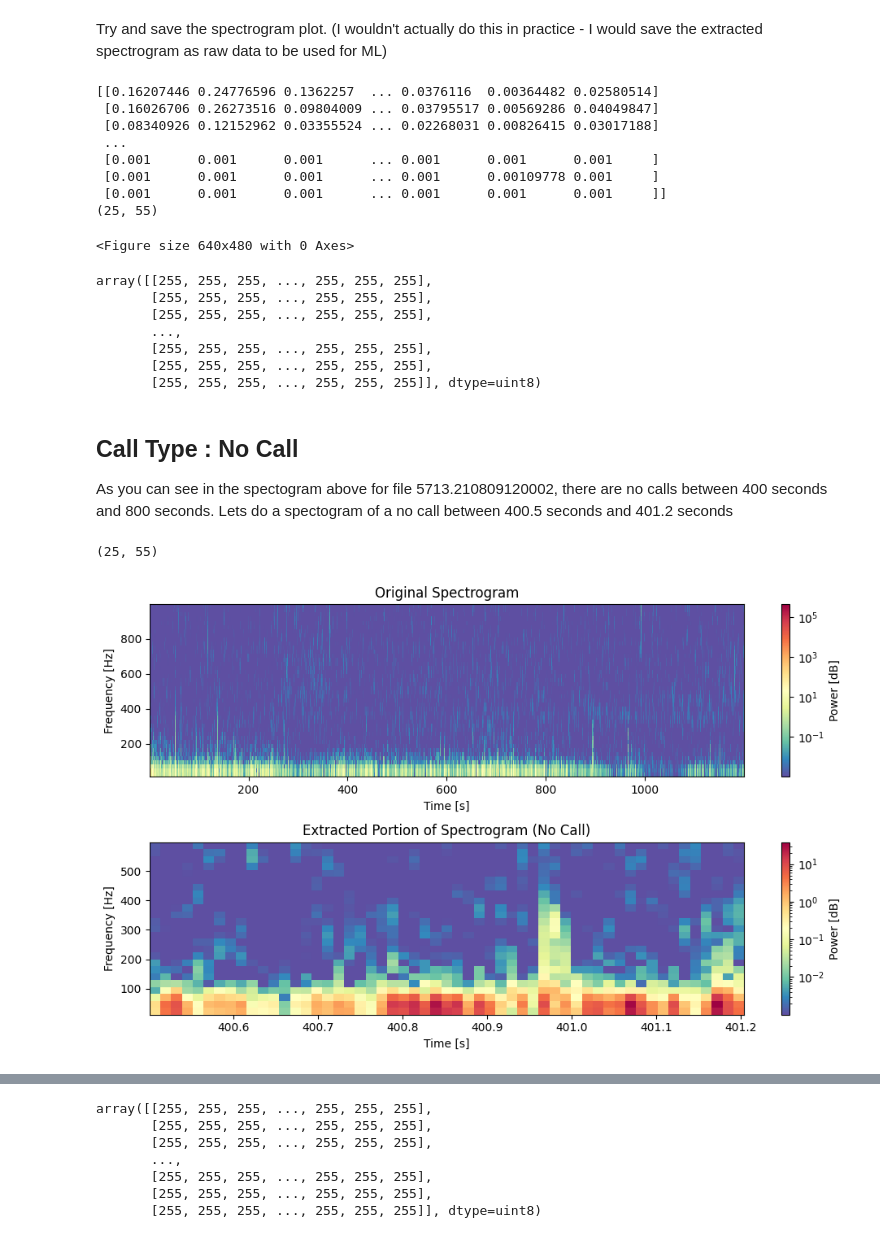
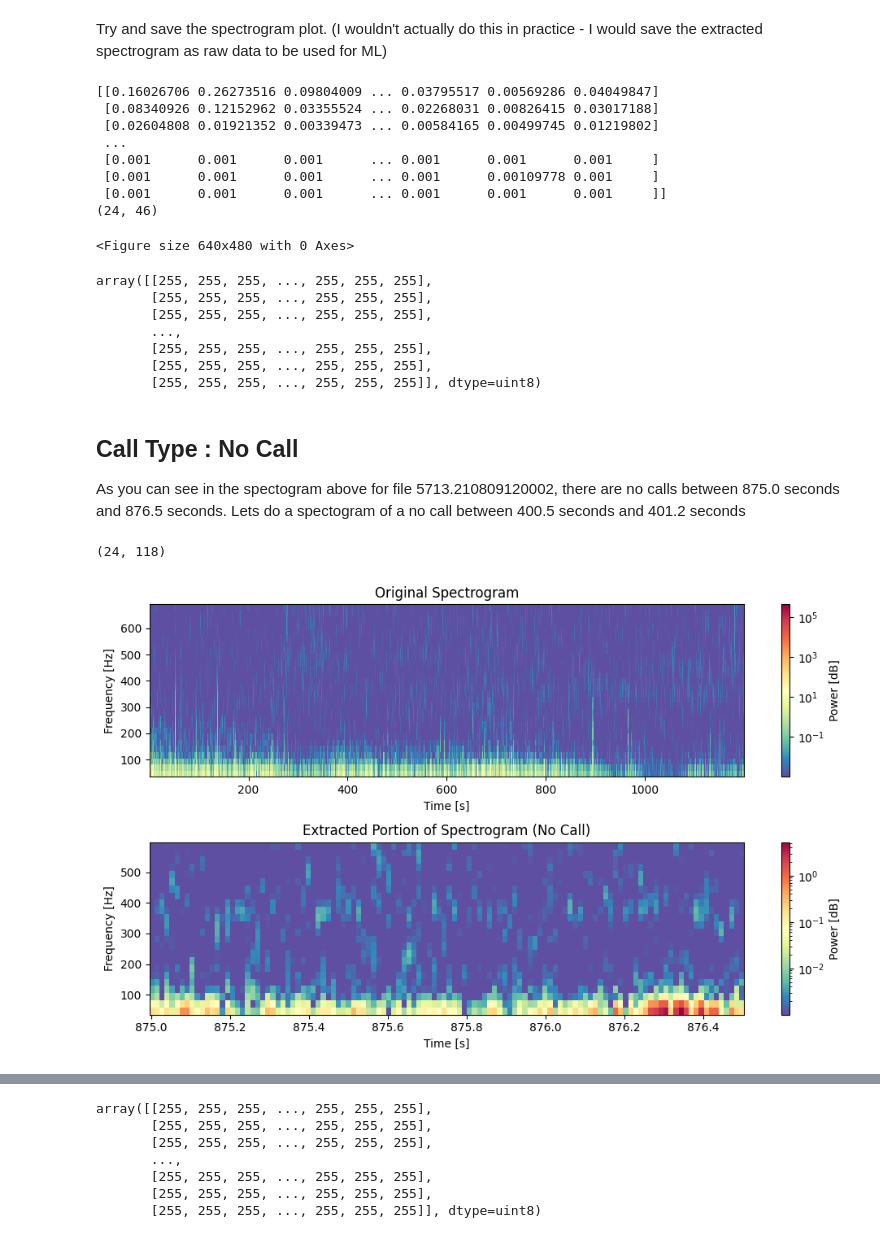
Before and after one commit to mickalleny2k/ML-Project2, a Jupyter notebook: Spectrogram.ipynb, the cells around one changed output, grey strips where cells are left out. Cells and saved outputs as stored; diff of their text form; code cells hidden in the pictures.

```diff
--- a/Spectrogram.ipynb
+++ b/Spectrogram.ipynb
@@ -64,3 +63,6 @@ print(df.head())
 ### Calculate the Spectrogram
 # %%
 frequencies, times, spectrogram = signal.spectrogram(samples, sample_rate, nperseg=2456, nfft=4096, noverlap=1228, window='hann')       #Try nfft=8192 if computer permits
+# %%
+fmax = max(df['High Freq (Hz)'])
+fmax
@@ -66,0 +71,3 @@ frequencies, times, spectrogram = signal.spectrogram(samples, sample_rate, npers
+# %%
+fmin = min(df['Low Freq (Hz)'])
+fmin
@@ -192,8 +207,9 @@ freq_start, freq_end = 20, 600  # Frequency range in Hz
 time_indices = np.where(np.logical_and(times >= time_start, times <= time_end))[0]
 # If the above results in an empty array, find the nearest indices:
 if len(time_indices) == 0:
-    time_indices = np.where(np.abs(times - (time_start + time_end) / 2) < (time_end - time_start) / 2)[0]
-
+    #time_indices = np.where(np.abs(times - (time_start + time_end) / 2) < (time_end - time_start) / 2)[0]
+    closest_time_index = np.argmin(np.abs(times - (time_start + time_end) / 2))
+    time_indices = np.array([closest_time_index])  # Create an array with the closest index
 #Find indices for the frequency range
 #freq_indices = np.where((frequencies >= freq_start) & (frequencies <= freq_end))[0]
 
@@ -234,19 +364,26 @@ I'm going to extract a single call now and check the size of the spectrogram arr
 # %%
 #Define time and frequency limits
 time_start, time_end = 892.5, 893.2  # Time range in seconds
+#time_start, time_end = 892.5, time_end  # Time range in seconds
 freq_start, freq_end = 20, 600  # Frequency range in Hz
 
 #Find indices for the time range
-time_indices = np.where((times >= time_start) & (times <= time_end))[0]
+#time_indices = np.where((times >= time_start) & (times <= time_end))[0]
+# Let's find the closest time indices to the desired range
+time_indices = np.where(np.logical_and(times >= time_start, times <= time_end))[0]
+# If the above results in an empty array, find the nearest indices:
+if len(time_indices) == 0:
+    closest_time_index = np.argmin(np.abs(times - time_start)) #Changed time_start to be the desired start time for plotting
+    time_indices = np.array([closest_time_index])  # Create an array with the closest index
 
 #Find indices for the frequency range
 freq_indices = np.where((frequencies >= freq_start) & (frequencies <= freq_end))[0]
 
 #Extract the portion of the spectrogram
-spectrogram_sub = spectrogram[freq_indices][:, time_indices]
+spectrogram_sub_rupe_b = spectrogram[freq_indices][:, time_indices]
 frequencies_sub = frequencies[freq_indices]
 times_sub = times[time_indices]
-print("Spectrogram size: ", spectrogram_sub.shape)
+print("Spectrogram size: ", spectrogram_sub_rupe_b.shape)
 
 #Plot the original and sub-portion spectrograms
 plt.figure(figsize=(10, 6))
@@ -259,7 +396,7 @@ plt.xlabel('Time [s]')
 plt.colorbar(label='Power [dB]')
 
 plt.subplot(2, 1, 2)
-plt.pcolormesh(times_sub, frequencies_sub, spectrogram_sub, norm=LogNorm(), cmap='Spectral_r')
+plt.pcolormesh(times_sub, frequencies_sub, spectrogram_sub_rupe_b, norm=LogNorm(), cmap='Spectral_r')
 plt.title('Extracted Portion of Spectrogram')
 plt.ylabel('Frequency [Hz]')
 plt.xlabel('Time [s]')
@@ -275,17 +412,17 @@ Try and save the spectrogram plot. (I wouldn't actually do this in practice - I
 # %%
 plt.savefig('spectrogram_rupe_b.png')
 #plt.clf()
-print(spectrogram_sub)
+print(spectrogram_sub_rupe_b)
 print(spectrogram_sub.shape)
 # %% [output]
-[[0.16207446 0.24776596 0.1362257  ... 0.0376116  0.00364482 0.02580514]
- [0.16026706 0.26273516 0.09804009 ... 0.03795517 0.00569286 0.04049847]
+[[0.16026706 0.26273516 0.09804009 ... 0.03795517 0.00569286 0.04049847]
  [0.08340926 0.12152962 0.03355524 ... 0.02268031 0.00826415 0.03017188]
+ [0.02604808 0.01921352 0.00339473 ... 0.00584165 0.00499745 0.01219802]
  ...
  [0.001      0.001      0.001      ... 0.001      0.001      0.001     ]
  [0.001      0.001      0.001      ... 0.001      0.00109778 0.001     ]
  [0.001      0.001      0.001      ... 0.001      0.001      0.001     ]]
-(25, 55)
+(24, 46)
 <Figure size 640x480 with 0 Axes>
 # %%
 from PIL import Image
@@ -304,47 +441,53 @@ array([[255, 255, 255, ..., 255, 255, 255],
 # %% [markdown]
 ## Call Type : No Call
 
-As you can see in the spectogram above for file 5713.210809120002, there are no calls between 400 seconds and 800 seconds.
+As you can see in the spectogram above for file 5713.210809120002, there are no calls between 875.0 seconds and 876.5 seconds.
 Lets do a spectogram of a no call between 400.5 seconds and 401.2 seconds
 # %%
 #Define time and frequency limits
-time_start, time_end = 400.5, 401.2  # Time range in seconds
+time_start, time_end = 875.0, 876.5  # Time range in seconds
 freq_start, freq_end = 20, 600  # Frequency range in Hz
 
 #Find indices for the time range
-time_indices = np.where((times >= time_start) & (times <= time_end))[0]
+#time_indices = np.where((times >= time_start) & (times <= time_end))[0]
+# Let's find the closest time indices to the desired range
+time_indices = np.where(np.logical_and(times >= time_start, times <= time_end))[0]
+# If the above results in an empty array, find the nearest indices:
+if len(time_indices) == 0:
+    closest_time_index = np.argmin(np.abs(times - time_start)) #Changed time_start to be the desired start time for plotting
+    time_indices = np.array([closest_time_index])  # Create an array with the closest index
 
 #Find indices for the frequency range
 freq_indices = np.where((frequencies >= freq_start) & (frequencies <= freq_end))[0]
 
 #Extract the portion of the spectrogram
-spectrogram_sub = spectrogram[freq_indices][:, time_indices]
+spectrogram_sub_no_call = spectrogram[freq_indices][:, time_indices]
 frequencies_sub = frequencies[freq_indices]
 times_sub = times[time_indices]
-print(spectrogram_sub.shape)
+print(spectrogram_sub_no_call.shape)
 
 #Plot the original and sub-portion spectrograms
 plt.figure(figsize=(10, 6))
 
 plt.subplot(2, 1, 1)
 plt.pcolormesh(times, frequencies, spectrogram, norm=LogNorm(), cmap='Spectral_r')
 plt.title('Original Spectrogram')
 plt.ylabel('Frequency [Hz]')
 plt.xlabel('Time [s]')
 plt.colorbar(label='Power [dB]')
 
 plt.subplot(2, 1, 2)
-plt.pcolormesh(times_sub, frequencies_sub, spectrogram_sub, norm=LogNorm(), cmap='Spectral_r')
+plt.pcolormesh(times_sub, frequencies_sub, spectrogram_sub_no_call, norm=LogNorm(), cmap='Spectral_r') #spectrogram_sub was not being updated with the values corresponding to "no call". spectrogram_sub_no_call contains this data. Update spectrogram_sub
 plt.title('Extracted Portion of Spectrogram (No Call)')
 plt.ylabel('Frequency [Hz]')
 plt.xlabel('Time [s]')
 plt.colorbar(label='Power [dB]')
 
 plt.tight_layout()
 plt.show()
 # %% [output]
-(25, 55)
+(24, 118)
-[figure, old version]
+[figure, new version]
 # %%
 plt.savefig('spectrogram_no_call.png')
 #plt.clf()
```
Also changed, not shown: parts of 61 cells of this notebook.
